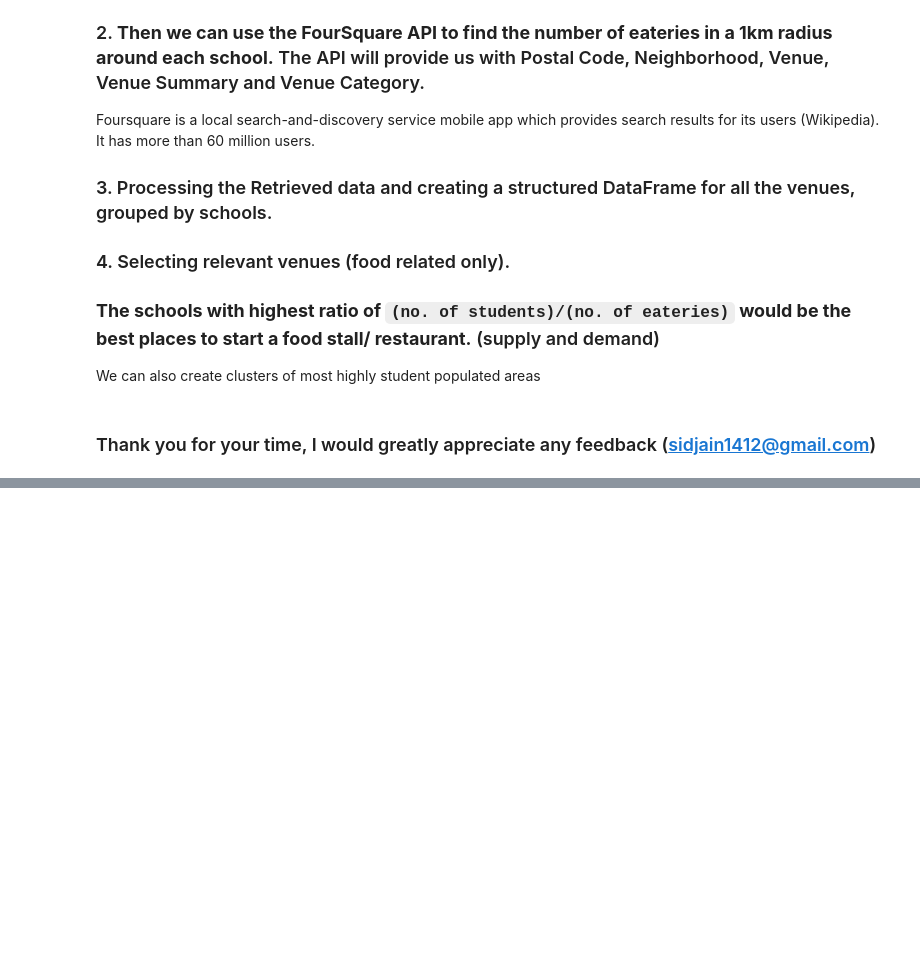
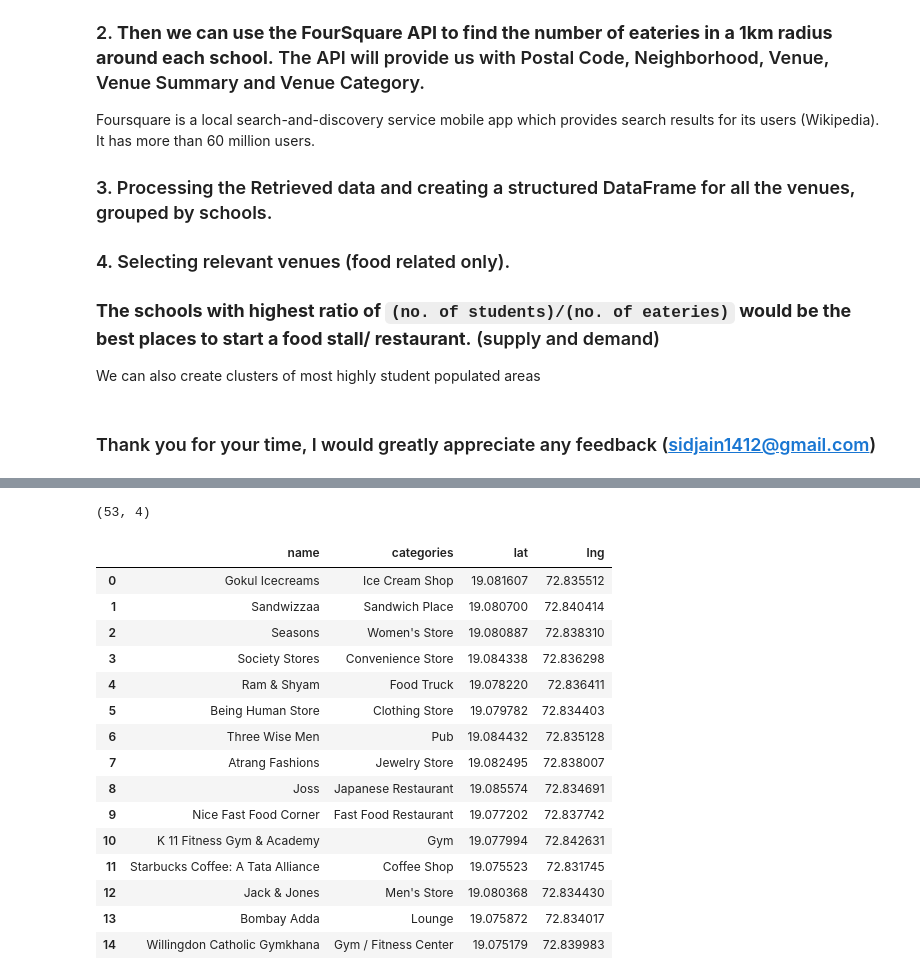
Before and after one commit to SidJain1412/Coursera_Capstone, a Jupyter notebook: CapstoneIdea.ipynb, the cells around one changed output, grey strips where cells are left out. Drawn from its saved outputs; the diff is of its cells as text; code cells hidden in the pictures; blank space fills up the shorter version.

```diff
--- a/CapstoneIdea.ipynb
+++ b/CapstoneIdea.ipynb
@@ -36,0 +54,11 @@ We can also create clusters of most highly student populated areas
+# %%
+radius = 1000
+url = 'https://api.foursquare.com/v2/venues/explore?&client_id={}&client_secret={}&v={}&ll={},{}&radius={}&limit={}'.format(
+    CLIENT_ID,
+    CLIENT_SECRET,
+    VERSION,
+    lat,
+    lon,
+    radius,
+    100)
+url
@@ -36,0 +67,5 @@ We can also create clusters of most highly student populated areas
+# %%
+import requests
+
+results = requests.get(url).json()
+results
@@ -36,0 +90,47 @@ We can also create clusters of most highly student populated areas
+# %%
+# function that extracts the category of the venue
+def get_category_type(row):
+    try:
+        categories_list = row['categories']
+    except:
+        categories_list = row['venue.categories']
+
+    if len(categories_list) == 0:
+        return None
+    else:
+        return categories_list[0]['name']
+# %%
+from pandas.io.json import json_normalize
+venues = results['response']['groups'][0]['items']
+
+nearby_venues = json_normalize(venues) # flatten JSON
+
+# filter columns
+filtered_columns = ['venue.name', 'venue.categories', 'venue.location.lat', 'venue.location.lng']
+nearby_venues =nearby_venues.loc[:, filtered_columns]
+
+# filter the category for each row
+nearby_venues['venue.categories'] = nearby_venues.apply(get_category_type, axis=1)
+
+# clean columns
+nearby_venues.columns = [col.split(".")[-1] for col in nearby_venues.columns]
+print(nearby_venues.shape)
+nearby_venues.head(15)
+# %% [output]
+(53, 4)
+|  | name | categories | lat | lng |
+| 0 | Gokul Icecreams | Ice Cream Shop | 19.081607 | 72.835512 |
+| 1 | Sandwizzaa | Sandwich Place | 19.080700 | 72.840414 |
+| 2 | Seasons | Women's Store | 19.080887 | 72.838310 |
+| 3 | Society Stores | Convenience Store | 19.084338 | 72.836298 |
+| 4 | Ram & Shyam | Food Truck | 19.078220 | 72.836411 |
+| 5 | Being Human Store | Clothing Store | 19.079782 | 72.834403 |
+| 6 | Three Wise Men | Pub | 19.084432 | 72.835128 |
+| 7 | Atrang Fashions | Jewelry Store | 19.082495 | 72.838007 |
+| 8 | Joss | Japanese Restaurant | 19.085574 | 72.834691 |
+| 9 | Nice Fast Food Corner | Fast Food Restaurant | 19.077202 | 72.837742 |
+| 10 | K 11 Fitness Gym & Academy | Gym | 19.077994 | 72.842631 |
+| 11 | Starbucks Coffee: A Tata Alliance | Coffee Shop | 19.075523 | 72.831745 |
+| 12 | Jack & Jones | Men's Store | 19.080368 | 72.834430 |
+| 13 | Bombay Adda | Lounge | 19.075872 | 72.834017 |
+| 14 | Willingdon Catholic Gymkhana | Gym / Fitness Center | 19.075179 | 72.839983 |
```
Also changed, not shown: parts of 6 cells of this notebook.
